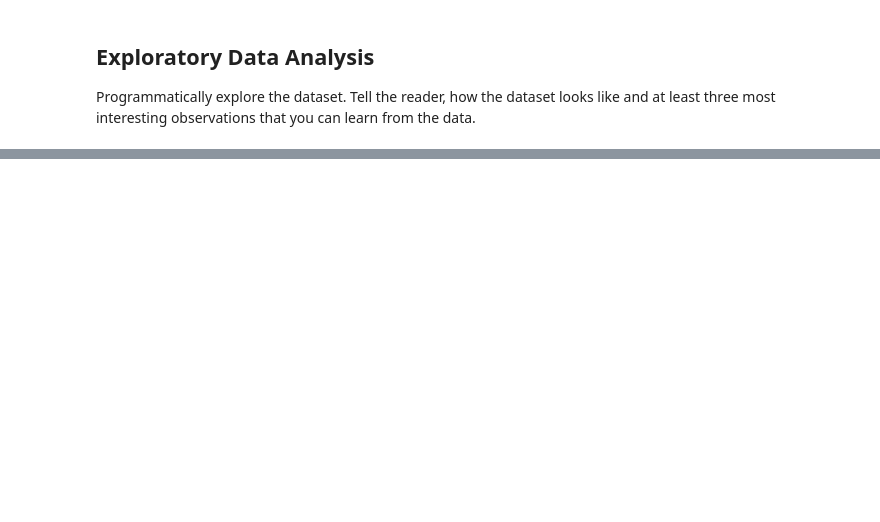
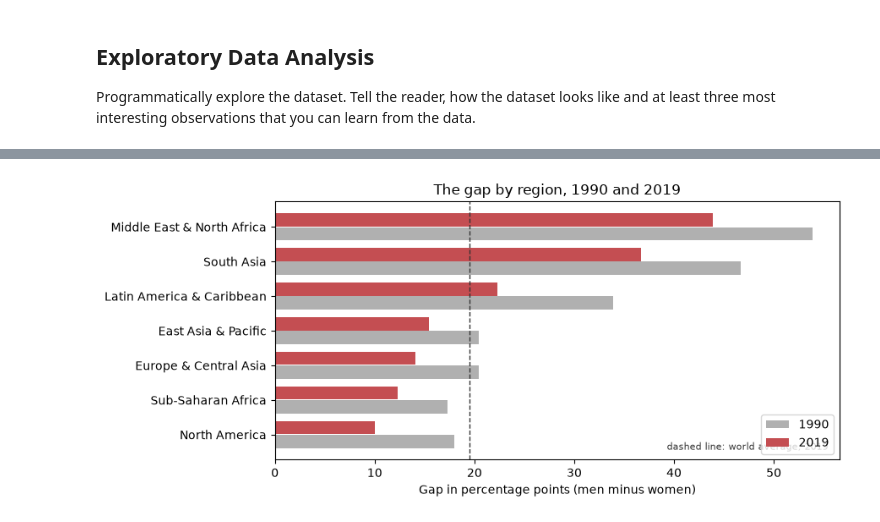
Before and after one commit to Trista-xx/SFDS_assignment, a Jupyter notebook: 202516801504_CSCU9M3_TheAssignment_Aut26.ipynb, the cells around one changed output, grey strips where cells are left out. Cells and saved outputs as stored; diff of their text form; code cells hidden in the pictures; blank space fills up the shorter version.

```diff
--- a/202516801504_CSCU9M3_TheAssignment_Aut26.ipynb
+++ b/202516801504_CSCU9M3_TheAssignment_Aut26.ipynb
@@ -157,0 +300,10 @@ Interogate the dataset with descriptive analytics. Answer 3 questions that you f
+# %%
+# gap by region: level in 1990, 2019 and 2021, the change, and how many countries each average covers
+region_gap = data.pivot_table(index="Region", columns="Year", values="LFPR_gap")[[1990, 2019, 2021]]
+region_gap["change_1990_2019"] = (region_gap[2019] - region_gap[1990]).round(1)
+region_gap["pct_change"] = ((region_gap[2019] / region_gap[1990] - 1) * 100).round(0)
+region_gap["countries"] = data[data["Year"] == 2019].groupby("Region")["LFPR_gap"].count()
+
+region_table = region_gap.round(1).sort_values(2019, ascending=False)
+print("world average 2019:", round(data.loc[data["Year"] == 2019, "LFPR_gap"].mean(), 1), "points")
+region_table
@@ -157,0 +321,24 @@ Interogate the dataset with descriptive analytics. Answer 3 questions that you f
+# %%
+# the same numbers as a picture: 1990 against 2019, region by region
+order = region_table.index
+fig, ax = plt.subplots(figsize=(9, 4))
+y = np.arange(len(order))
+
+ax.barh(y + 0.2, region_table.loc[order, 1990], height=0.38, color="#b0b0b0", label="1990")
+ax.barh(y - 0.2, region_table.loc[order, 2019], height=0.38, color="#c44e52", label="2019")
+
+world_2019 = data.loc[data["Year"] == 2019, "LFPR_gap"].mean()
+ax.axvline(world_2019, color="#333333", linestyle="--", linewidth=1)
+ax.text(0.98, 0.03, "dashed line: world average, 2019", transform=ax.transAxes,
+        ha="right", va="bottom", fontsize=8, color="#333333")
+
+ax.set_yticks(y)
+ax.set_yticklabels(order)
+ax.invert_yaxis()
+ax.set_xlabel("Gap in percentage points (men minus women)")
+ax.set_title("The gap by region, 1990 and 2019")
+ax.legend(loc="lower right")
+plt.tight_layout()
+plt.show()
+# %% [output]
+[figure, added]
```
Also changed, not shown: parts of 44 cells of this notebook.
